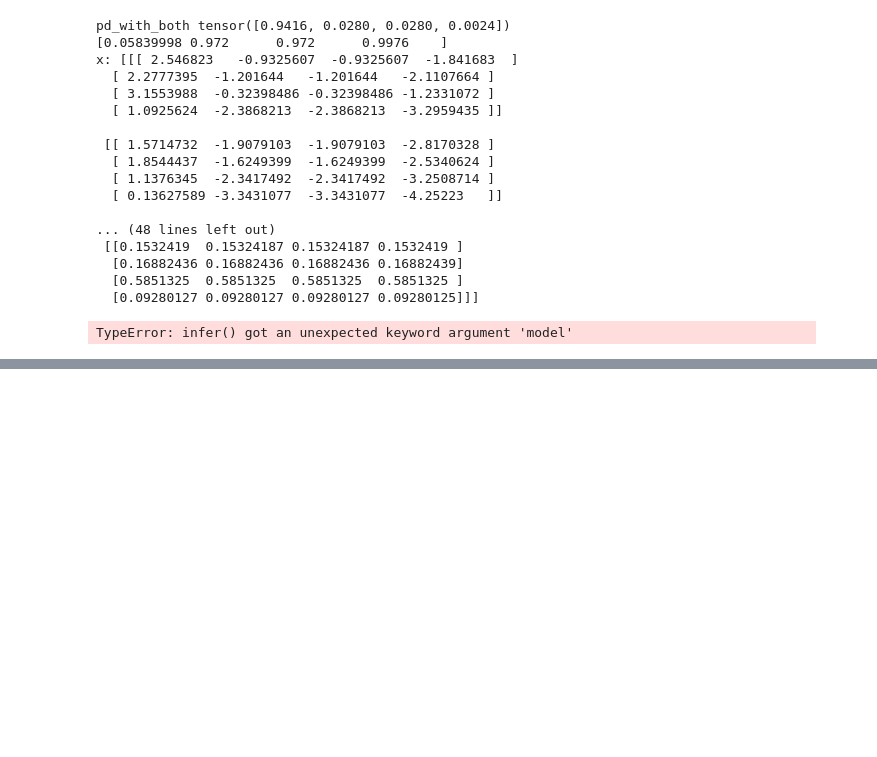
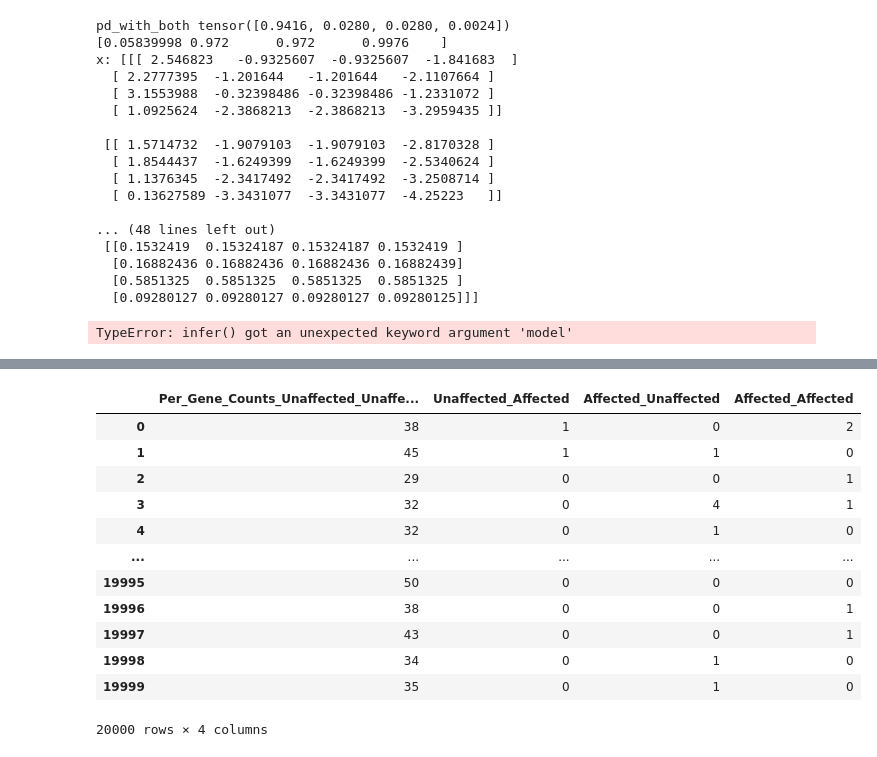
Before and after one commit to akotlar/multivariate-tada, a Jupyter notebook: project/sim5.ipynb, the cells around one changed output, grey strips where cells are left out. Saved outputs shown, nothing was run; the diff lists cells and outputs as text; code cells hidden in the pictures; blank space fills up the shorter version.

```diff
--- a/project/sim5.ipynb
+++ b/project/sim5.ipynb
@@ -431,0 +500,29 @@ TypeError: infer() got an unexpected keyword argument 'model'
+# %%
+import pandas as pd
+import numpy as np
+df = pd.read_csv('/home/akotlar/tada/project/sim/pd1_0.02_pd2_0.02_af_1e-4_pi1_0.05_pi2_0.05_pi12_0.4_h2_1_0.8_h2_2_0.8_rho_0/results.csv')
+pds = np.array([0.03248,0.031805,0.01384])
+pd_with_both = np.array([1 - pds.sum(), *pds])
+n_samples = 200_000
+n_cases = n_samples * pds
+n_ctrls = n_samples - n_cases.sum()
+stat_data_dave = df.to_numpy()
+stat_data_dave
+
+run_params_dave = {
+    "data": stat_data_dave,
+    "n_cases": n_cases,
+    "n_ctrls": n_ctrls,
+    "max_tree_depth": 8,
+    "num_warmup": 200,
+    "num_samples": 1000,
+    "num_chains": 1,
+    "max_K": 4,
+    "chain_method": 'parallel',
+    "model_to_run": model,
+    "jit_model_args": False
+}
+
+numpyro.enable_x64(False)
+numpyro.set_platform("gpu")
+mcmc_dave, inferred_params_dave = run(sim_data={}, run_params=run_params_dave)
@@ -431,0 +547,16 @@ TypeError: infer() got an unexpected keyword argument 'model'
+# %%
+df
+# %% [output]
+|  | Per_Gene_Counts_Unaffected_Unaffe... | Unaffected_Affected | Affected_Unaffected | Affected_Affected |
+| 0 | 38 | 1 | 0 | 2 |
+| 1 | 45 | 1 | 1 | 0 |
+| 2 | 29 | 0 | 0 | 1 |
+| 3 | 32 | 0 | 4 | 1 |
+| 4 | 32 | 0 | 1 | 0 |
+| ... | ... | ... | ... | ... |
+| 19995 | 50 | 0 | 0 | 0 |
+| 19996 | 38 | 0 | 0 | 1 |
+| 19997 | 43 | 0 | 0 | 1 |
+| 19998 | 34 | 0 | 1 | 0 |
+| 19999 | 35 | 0 | 1 | 0 |
+20000 rows × 4 columns
```
Also changed, not shown: parts of 25 cells of this notebook, 1 other file.
